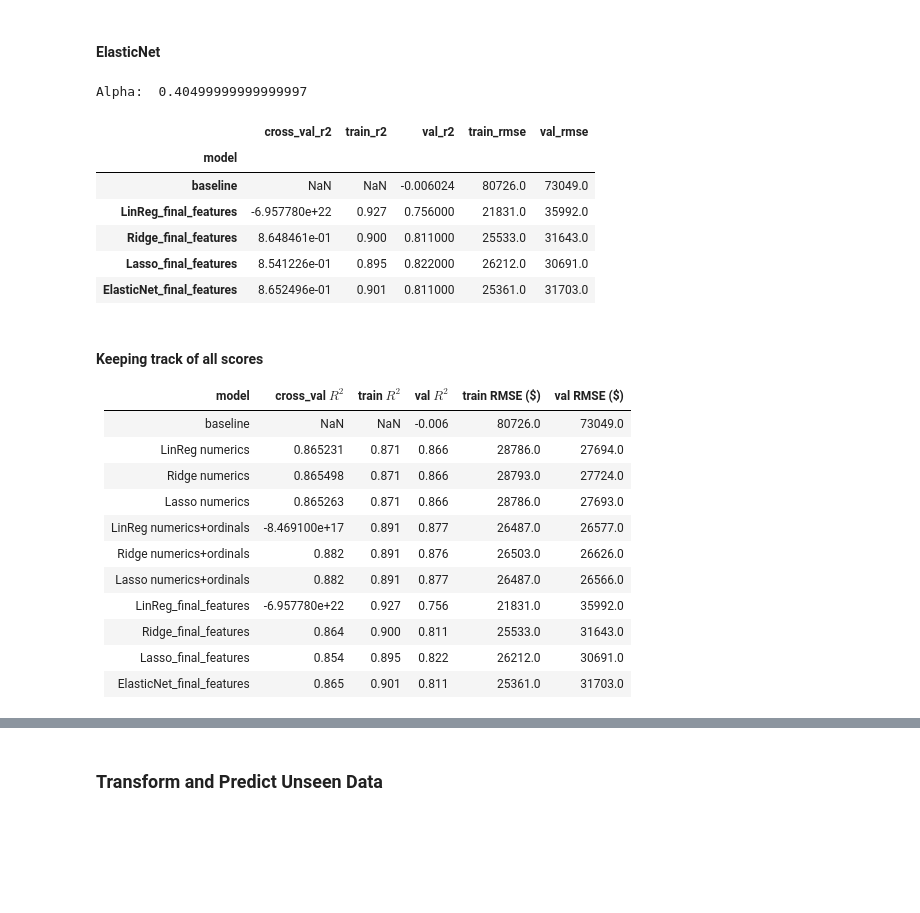
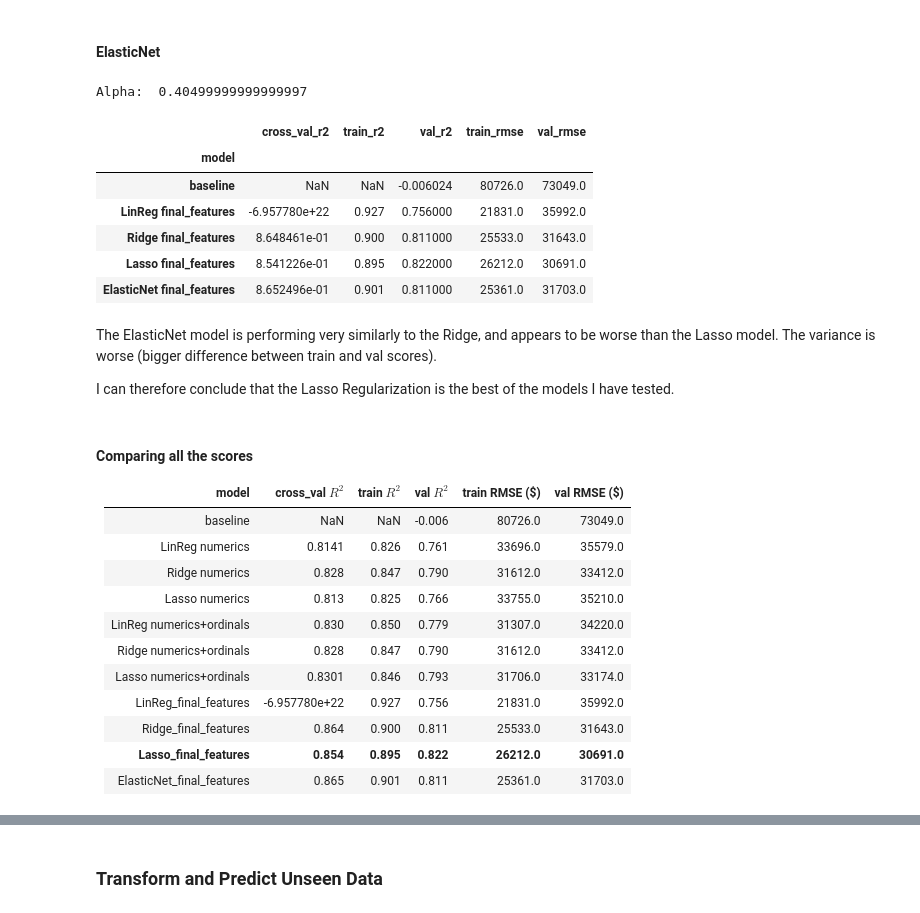
Before and after one commit to jahnavi-kal/housing-price-regression, a Jupyter notebook: P2_processing_modeling.ipynb, the cells around one changed output, grey strips where cells are left out. Drawn from its saved outputs; the diff is of its cells as text; code cells hidden in the pictures; blank space fills up the shorter version.

```diff
--- a/P2_processing_modeling.ipynb
+++ b/P2_processing_modeling.ipynb
@@ -729,42 +725,48 @@ used_coeff
 # %% [markdown]
 #### ElasticNet
 # %%
-#Lasso
+#ElasticNet
+#this balances out the higher variance from Ridge and the oversimplification from Lasso
+
 #instantiate it!
 enet = ElasticNetCV(alphas=np.arange(0.01,1.0,0.005), l1_ratio=0.5, cv=5, max_iter=5000)
 
 #fit it!
 with warnings.catch_warnings():
     warnings.simplefilter('ignore')
     enet.fit(Xs_train, y_train)
 
 #what's our best alpha?
 print('Alpha: ', enet.alpha_)
 
 #get all scores
-new_score(enet, 'ElasticNet_final_features')
+new_score(enet, 'ElasticNet final_features')
 # %% [output]
 Alpha:  0.40499999999999997
 |  | cross_val_r2 | train_r2 | val_r2 | train_rmse | val_rmse |
 | model |  |  |  |  |  |
 | baseline | NaN | NaN | -0.006024 | 80726.0 | 73049.0 |
-| LinReg_final_features | -6.957780e+22 | 0.927 | 0.756000 | 21831.0 | 35992.0 |
-| Ridge_final_features | 8.648461e-01 | 0.900 | 0.811000 | 25533.0 | 31643.0 |
-| Lasso_final_features | 8.541226e-01 | 0.895 | 0.822000 | 26212.0 | 30691.0 |
-| ElasticNet_final_features | 8.652496e-01 | 0.901 | 0.811000 | 25361.0 | 31703.0 |
+| LinReg final_features | -6.957780e+22 | 0.927 | 0.756000 | 21831.0 | 35992.0 |
+| Ridge final_features | 8.648461e-01 | 0.900 | 0.811000 | 25533.0 | 31643.0 |
+| Lasso final_features | 8.541226e-01 | 0.895 | 0.822000 | 26212.0 | 30691.0 |
+| ElasticNet final_features | 8.652496e-01 | 0.901 | 0.811000 | 25361.0 | 31703.0 |
+# %% [markdown]
+The ElasticNet model is performing very similarly to the Ridge, and appears to be worse than the Lasso model.  The variance is worse (bigger difference between train and val scores).
+
+I can therefore conclude that the Lasso Regularization is the best of the models I have tested.
 # %% [markdown]
-#### Keeping track of all scores
+#### Comparing all the scores
 
 |model|cross_val $R^2$|train $R^2$|val $R^2$|train RMSE (\$)|val RMSE (\$)|
 | --- | --- | --- | --- | --- | --- |
 baseline|NaN|NaN|-0.006|80726.0|73049.0
-LinReg numerics|0.865231|0.871|0.866|28786.0|27694.0
-Ridge numerics|0.865498|0.871|0.866|28793.0|27724.0
-Lasso numerics|0.865263|0.871|0.866|28786.0|27693.0
-LinReg numerics+ordinals|-8.469100e+17|0.891|0.877|26487.0|26577.0
-Ridge numerics+ordinals|0.882|0.891|0.876|26503.0|26626.0
-Lasso numerics+ordinals|0.882|0.891|0.877|26487.0|26566.0
+LinReg numerics|0.8141|0.826|0.761|33696.0|35579.0
+Ridge numerics|0.828|0.847|0.790|31612.0|33412.0
+Lasso numerics|0.813|0.825|0.766|33755.0|35210.0
+LinReg numerics+ordinals|0.830|0.850|0.779|31307.0|34220.0
+Ridge numerics+ordinals|0.828|0.847|0.790|31612.0|33412.0
+Lasso numerics+ordinals|0.8301|0.846|0.793|31706.0|33174.0
 LinReg_final_features|-6.957780e+22|0.927|0.756|21831.0|35992.0
 Ridge_final_features|0.864|0.900|0.811|25533.0|31643.0
-Lasso_final_features|0.854|0.895|0.822|26212.0|30691.0
+**Lasso_final_features**|**0.854**|**0.895**|**0.822**|**26212.0**|**30691.0**
 ElasticNet_final_features|0.865|0.901|0.811|25361.0|31703.0
```
Also changed, not shown: parts of 40 cells of this notebook, 2 other files.
